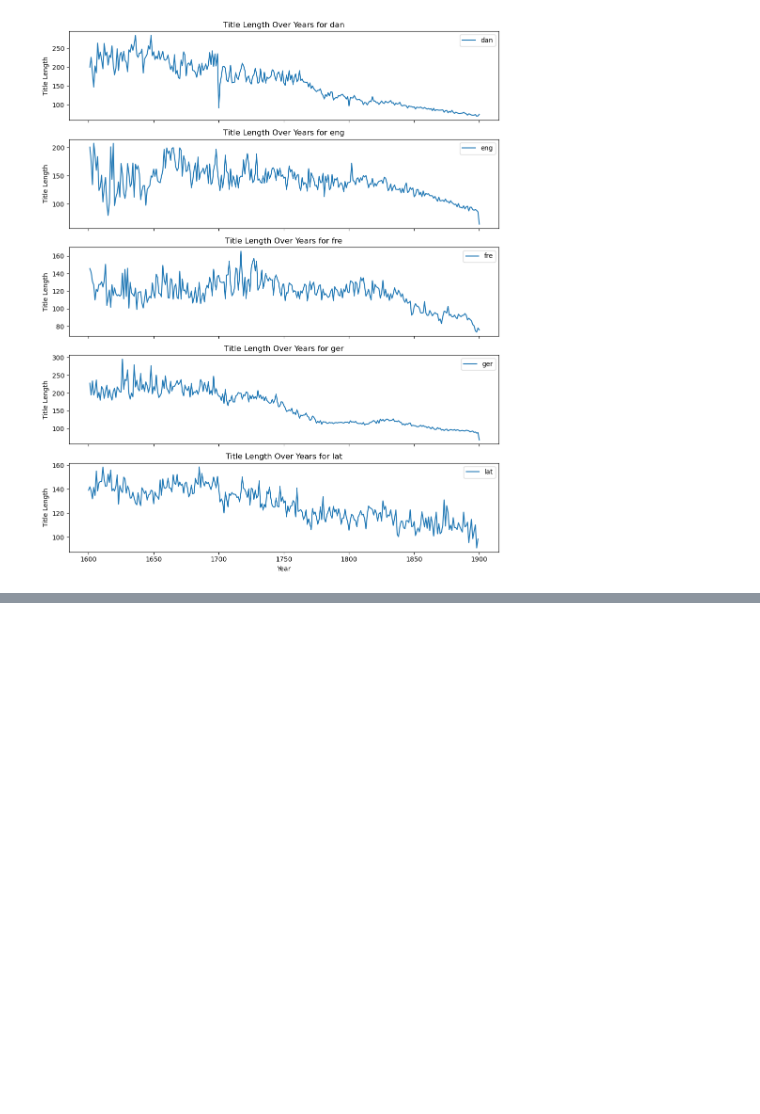
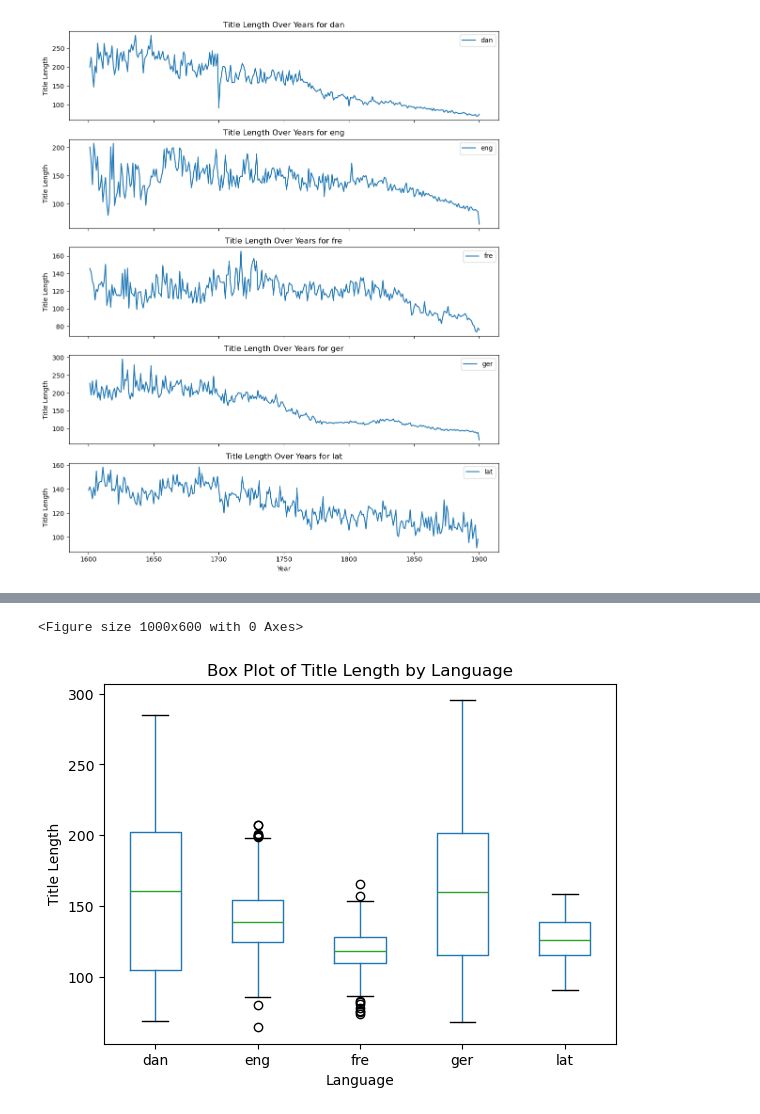
Before and after one commit to KB-Datasprint/datasprint2024, a Jupyter notebook: 6_title_analysis.ipynb, the cells around one changed output, grey strips where cells are left out. Drawn from its saved outputs; the diff is of its cells as text; code cells hidden in the pictures; blank space fills up the shorter version.

```diff
--- a/6_title_analysis.ipynb
+++ b/6_title_analysis.ipynb
@@ -188,0 +209,12 @@ plt.show()
+# %%
+# Create a box plot
+plt.figure(figsize=(10, 6))
+yearly_language_title_length.boxplot(column='title_length', by='language', grid=False)
+plt.title('Box Plot of Title Length by Language')
+plt.suptitle('')  # Suppress the default title to avoid overlap
+plt.xlabel('Language')
+plt.ylabel('Title Length')
+plt.show()
+# %% [output]
+<Figure size 1000x600 with 0 Axes>
+[figure, added]
```
Also changed, not shown: parts of 4 cells of this notebook.
